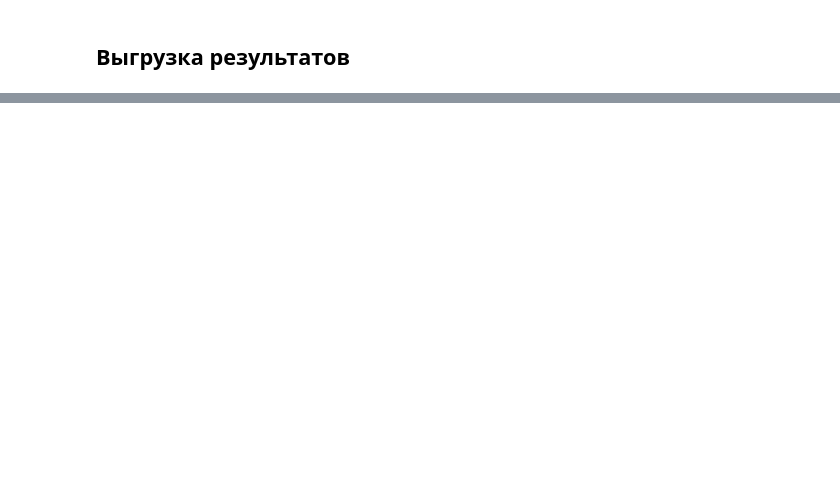
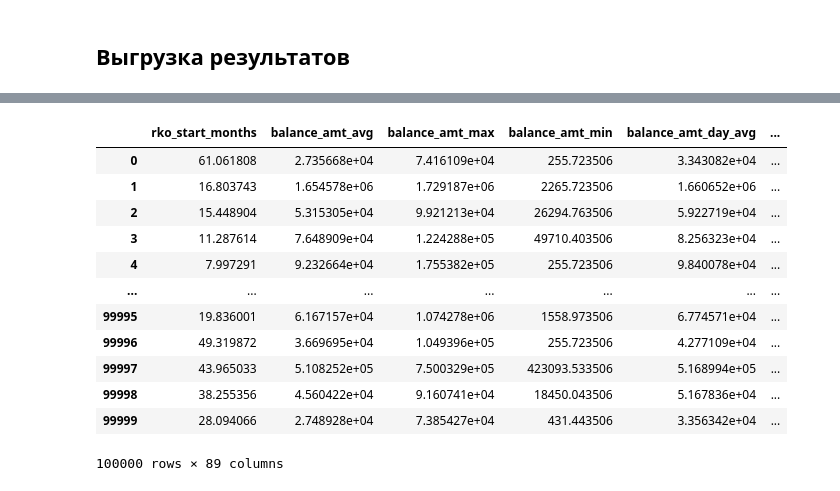
Before and after one commit to akscent/ds_club, a Jupyter notebook: forkalfabaseline.ipynb, the cells around one changed output, grey strips where cells are left out. Drawn from its saved outputs; the diff is of its cells as text; code cells hidden in the pictures; blank space fills up the shorter version.

```diff
--- a/forkalfabaseline.ipynb
+++ b/forkalfabaseline.ipynb
@@ -158,6 +117,7 @@ threshold = 20000
 city_counts = train_df['city_type'].value_counts()
 selected_categories = city_counts[city_counts > threshold].index.tolist()
 train_df['city_type'] = train_df['city_type'].apply(lambda x: x if x in selected_categories else 'other')
+test_df['city_type'] = test_df['city_type'].apply(lambda x: x if x in selected_categories else 'other')
 # %%
 cat_cols = [
     'channel_code', 'city_type',
@@ -165,6 +125,7 @@ cat_cols = [
     'branch_code', 'okved', 'segment'
 ]
 train_df[cat_cols] = train_df[cat_cols].astype("category")
+test_df[cat_cols] = test_df[cat_cols].astype("category")
 # %%
 train_df = train_df.drop_duplicates()
 # %%
@@ -186,6 +145,8 @@ def fill_na_with_group_median(df, cat_cols):
     return filled_df
 
 filled_df = fill_na_with_group_median(train_df, cat_cols)
+
+filled_df_test = fill_na_with_group_median(test_df, cat_cols)
 # %%
 def fill_missing_categorical(df):
     categorical_features = df.select_dtypes(include=['category']).columns
@@ -199,4 +160,4 @@ def fill_missing_categorical(df):
 
 filled_df = fill_missing_categorical(filled_df)
 
-filled_df
+filled_df_test = fill_missing_categorical(filled_df_test)
@@ -411,0 +312,16 @@ test_df.to_csv("test_v1.csv", index=False)
+# %%
+filled_df_test
+# %% [output]
+|  | rko_start_months | balance_amt_avg | balance_amt_max | balance_amt_min | balance_amt_day_avg | ... |
+| 0 | 61.061808 | 2.735668e+04 | 7.416109e+04 | 255.723506 | 3.343082e+04 | ... |
+| 1 | 16.803743 | 1.654578e+06 | 1.729187e+06 | 2265.723506 | 1.660652e+06 | ... |
+| 2 | 15.448904 | 5.315305e+04 | 9.921213e+04 | 26294.763506 | 5.922719e+04 | ... |
+| 3 | 11.287614 | 7.648909e+04 | 1.224288e+05 | 49710.403506 | 8.256323e+04 | ... |
+| 4 | 7.997291 | 9.232664e+04 | 1.755382e+05 | 255.723506 | 9.840078e+04 | ... |
+| ... | ... | ... | ... | ... | ... | ... |
+| 99995 | 19.836001 | 6.167157e+04 | 1.074278e+06 | 1558.973506 | 6.774571e+04 | ... |
+| 99996 | 49.319872 | 3.669695e+04 | 1.049396e+05 | 255.723506 | 4.277109e+04 | ... |
+| 99997 | 43.965033 | 5.108252e+05 | 7.500329e+05 | 423093.533506 | 5.168994e+05 | ... |
+| 99998 | 38.255356 | 4.560422e+04 | 9.160741e+04 | 18450.043506 | 5.167836e+04 | ... |
+| 99999 | 28.094066 | 2.748928e+04 | 7.385427e+04 | 431.443506 | 3.356342e+04 | ... |
+100000 rows × 89 columns
```
Also changed, not shown: parts of 19 cells of this notebook.
